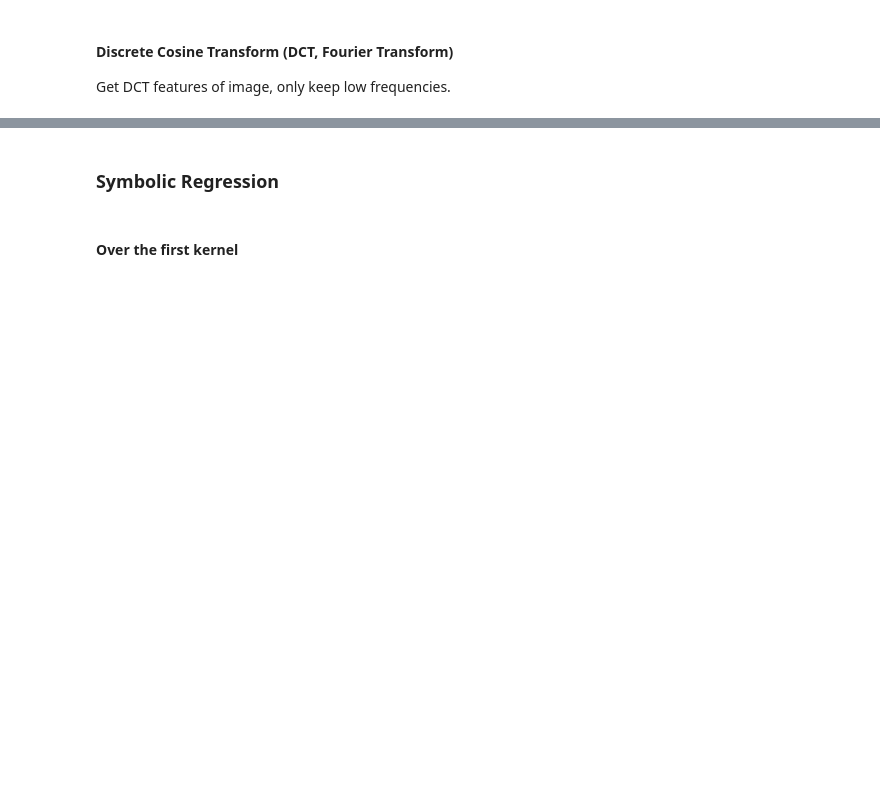
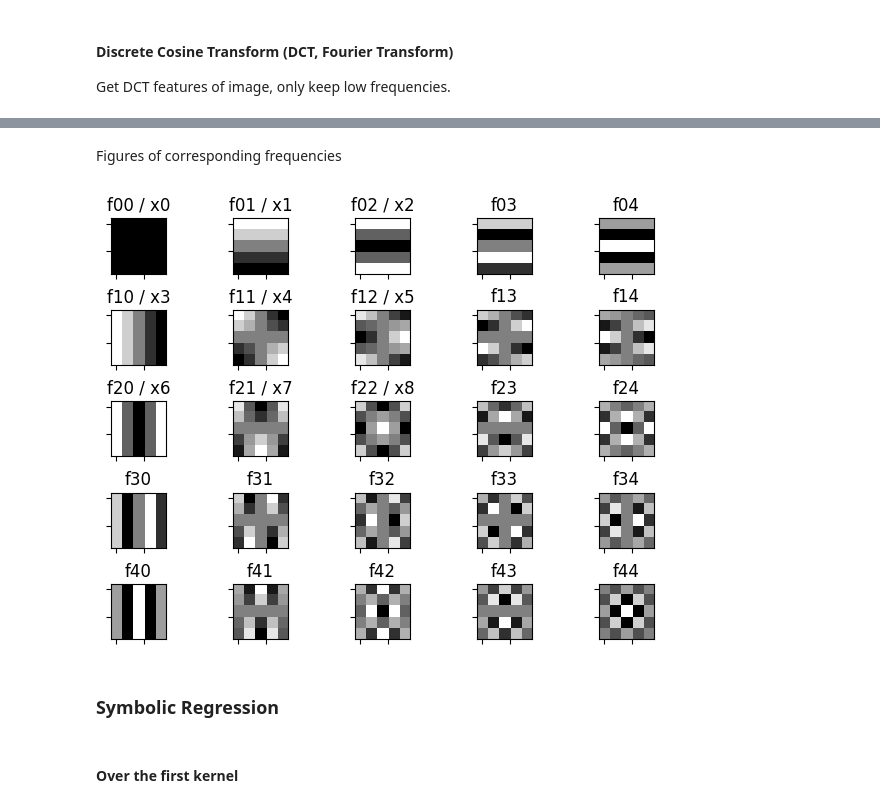
Before and after one commit to croniev/PySR-CNN, a Jupyter notebook: main.ipynb, the cells around one changed output, grey strips where cells are left out. Drawn from its saved outputs; the diff is of its cells as text; code cells hidden in the pictures; blank space fills up the shorter version.

```diff
--- a/main.ipynb
+++ b/main.ipynb
@@ -96,3 +74,20 @@ print(Xdct_filtered.shape)
+# %% [markdown]
+Figures of corresponding frequencies
+# %%
+fig, axs = plt.subplots(5,5)
+fig.tight_layout(h_pad=0.5, w_pad=0)
+for i, j in list(product(range(5), range(5))):
+    img = np.zeros((5, 5))
+    img[i, j] = 1
+    axs[i, j].imshow(idct(idct(img, norm='ortho').T, norm='ortho'), cmap='gray')
+    axs[i, j].set_yticklabels([])
+    axs[i, j].set_xticklabels([])
+    if i < 3 and j < 3:
+        axs[i, j].set_title(f"f{i}{j} / x{3*i + j}")
+    else:
+        axs[i, j].set_title(f"f{i}{j}")
+# %% [output]
+[figure, added]
 # %% [markdown]
 ### Symbolic Regression
 # %%
```
Also changed, not shown: parts of 5 cells of this notebook, 2 other files.
